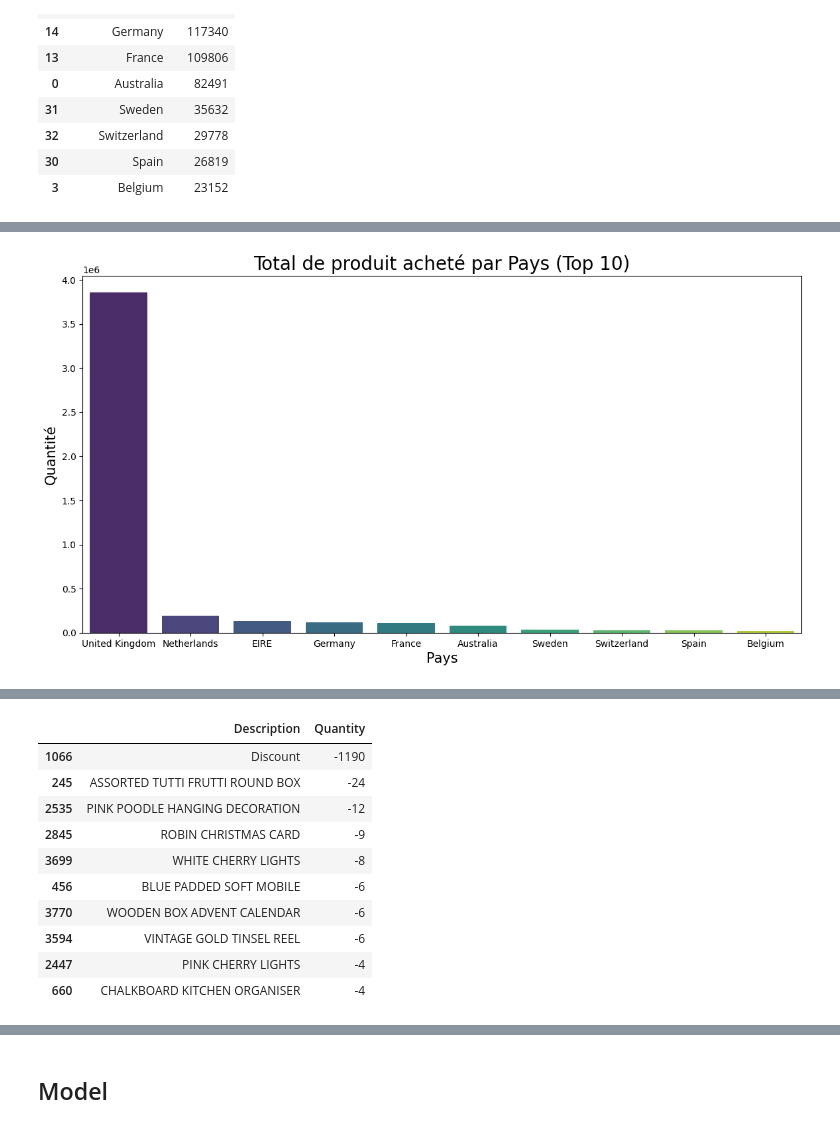
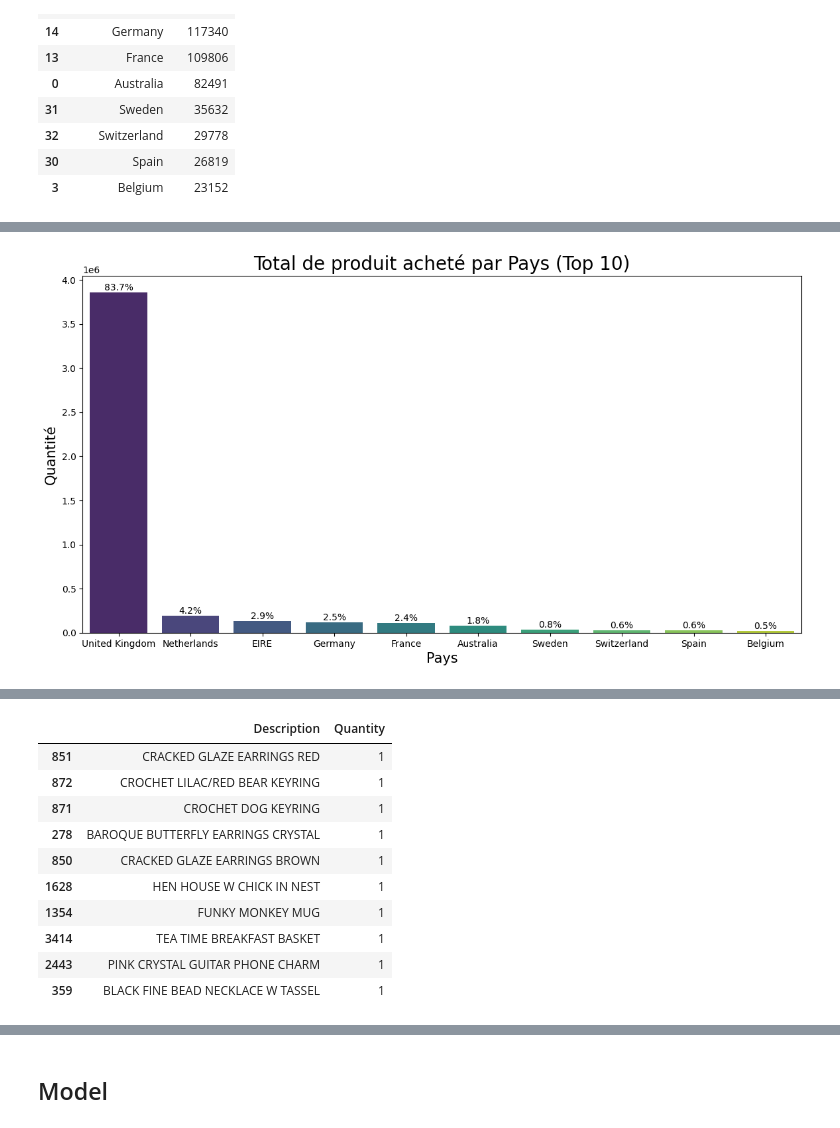
Before and after one commit to IISELII/Recommandation_Produit, a Jupyter notebook: notebook_eda.ipynb, the cells around one changed output, grey strips where cells are left out. Drawn from its saved outputs; the diff is of its cells as text; code cells hidden in the pictures.

```diff
--- a/notebook_eda.ipynb
+++ b/notebook_eda.ipynb
@@ -512,6 +541,18 @@ df_sorted_country_quan_top10
 # Bar plot du chiffre d'affaire par pays
 fig, ax = plt.subplots(figsize=(14, 7))  # Créer une figure et des axes personnalisables
 sns.barplot(x="Country", y="total_price", data=df_sorted_country_top10, ax=ax, palette="viridis")
+
+# Obtenir les hauteurs des barres
+bar_heights = [bar.get_height() for bar in plt.gca().patches]
+
+# Calculer les pourcentages
+total = sum(bar_heights)
+percentages = [(height / total) * 100 for height in bar_heights]
+
+# Ajouter les pourcentages à chaque barre
+for bar, percentage in zip(plt.gca().patches, percentages):
+    plt.gca().annotate(f'{percentage:.1f}%', (bar.get_x() + bar.get_width() / 2, bar.get_height()),
+                       ha='center', va='bottom', fontsize=10, color='black')
 
 # Agrandir le titre, xlabel et ylabel
 ax.set_title("Chiffre d'affaires par pays (Top 10)", fontsize=20)
@@ -523,0 +700,21 @@ plt.show()
+# %%
+fig, ax = plt.subplots(figsize=(14, 7))
+sns.barplot(x='DAY', y='total_price', data=df_CA_day, ax=ax, palette='viridis')
+
+# Obtenir les hauteurs des barres
+bar_heights = [bar.get_height() for bar in plt.gca().patches]
+
+# Calculer les pourcentages
+total = sum(bar_heights)
+percentages = [(height / total) * 100 for height in bar_heights]
+
+# Ajouter les pourcentages à chaque barre
+for bar, percentage in zip(plt.gca().patches, percentages):
+    plt.gca().annotate(f'{percentage:.1f}%', (bar.get_x() + bar.get_width() / 2, bar.get_height()),
+                       ha='center', va='bottom', fontsize=10, color='black')
+
+# Agrandir le titre, xlabel et ylabel
+ax.set_title("Chiffre d'affaire par jour", fontsize=20)
+ax.set_xlabel("DAY", fontsize=15)
+ax.set_ylabel("CA", fontsize=15)
+plt.show()
@@ -524,16 +729,28 @@ plt.show()
 # %%
 # Barplot total de produit acheté par Pays
 fig, ax = plt.subplots(figsize=(14, 7))  # Créer une figure et des axes personnalisables
 sns.barplot(x="Country", y="Quantity", data=df_sorted_country_quan_top10, ax=ax, palette="viridis")
+
+# Obtenir les hauteurs des barres
+bar_heights = [bar.get_height() for bar in plt.gca().patches]
+
+# Calculer les pourcentages
+total = sum(bar_heights)
+percentages = [(height / total) * 100 for height in bar_heights]
+
+# Ajouter les pourcentages à chaque barre
+for bar, percentage in zip(plt.gca().patches, percentages):
+    plt.gca().annotate(f'{percentage:.1f}%', (bar.get_x() + bar.get_width() / 2, bar.get_height()),
+                       ha='center', va='bottom', fontsize=10, color='black')
 
 # Agrandir le titre, xlabel et ylabel
 ax.set_title("Total de produit acheté par Pays (Top 10)", fontsize=20)
 ax.set_xlabel("Pays", fontsize=15)
 ax.set_ylabel("Quantité", fontsize=15)
 
 plt.show()
 # %% [output]
-[figure, old version]
+[figure, new version]
 # %%
 df_without_outliers.head()
 # %% [output]
@@ -544,19 +761,25 @@ df_without_outliers.head()
 | 3 | 536365 | 84029G | KNITTED UNION FLAG HOT WATER BOTTLE | 6 | 12/1/2010 8:26 | 3.39 | 17850.0 | United Kingdom | 20.34 |
 | 4 | 536365 | 84029E | RED WOOLLY HOTTIE WHITE HEART. | 6 | 12/1/2010 8:26 | 3.39 | 17850.0 | United Kingdom | 20.34 |
 # %%
-# Triez le DataFrame par la colonne "total_price" dans l'ordre croissant
+# groupby par Country avec Total_price
+groupby_description_quan = df_achat.groupby(by="Description")["Quantity"].sum()
+
+# transformer en dataframe
+df_description_quan = groupby_description_quan.to_frame().reset_index()
+
+# Triez le DataFrame par la colonne "Quantity" dans l'ordre décroissant
 df_sorted_description_quan = df_description_quan.sort_values(by="Quantity", ascending=True)
 df_sorted_description_quan_last10 = df_sorted_description_quan.head(10)
 df_sorted_description_quan_last10
 # %% [output]
 |  | Description | Quantity |
-| 1066 | Discount | -1190 |
-| 245 | ASSORTED TUTTI FRUTTI ROUND BOX | -24 |
-| 2535 | PINK POODLE HANGING DECORATION | -12 |
-| 2845 | ROBIN CHRISTMAS CARD | -9 |
-| 3699 | WHITE CHERRY LIGHTS | -8 |
-| 456 | BLUE PADDED SOFT MOBILE | -6 |
-| 3770 | WOODEN BOX ADVENT CALENDAR | -6 |
-| 3594 | VINTAGE GOLD TINSEL REEL | -6 |
-| 2447 | PINK CHERRY LIGHTS | -4 |
-| 660 | CHALKBOARD KITCHEN ORGANISER | -4 |
+| 851 | CRACKED GLAZE EARRINGS RED | 1 |
+| 872 | CROCHET LILAC/RED BEAR KEYRING | 1 |
+| 871 | CROCHET DOG KEYRING | 1 |
+| 278 | BAROQUE BUTTERFLY EARRINGS CRYSTAL | 1 |
+| 850 | CRACKED GLAZE EARRINGS BROWN | 1 |
+| 1628 | HEN HOUSE W CHICK IN NEST | 1 |
+| 1354 | FUNKY MONKEY MUG | 1 |
+| 3414 | TEA TIME BREAKFAST BASKET | 1 |
+| 2443 | PINK CRYSTAL GUITAR PHONE CHARM | 1 |
+| 359 | BLACK FINE BEAD NECKLACE W TASSEL | 1 |
```
Also changed, not shown: parts of 66 cells of this notebook, 3 other files.
